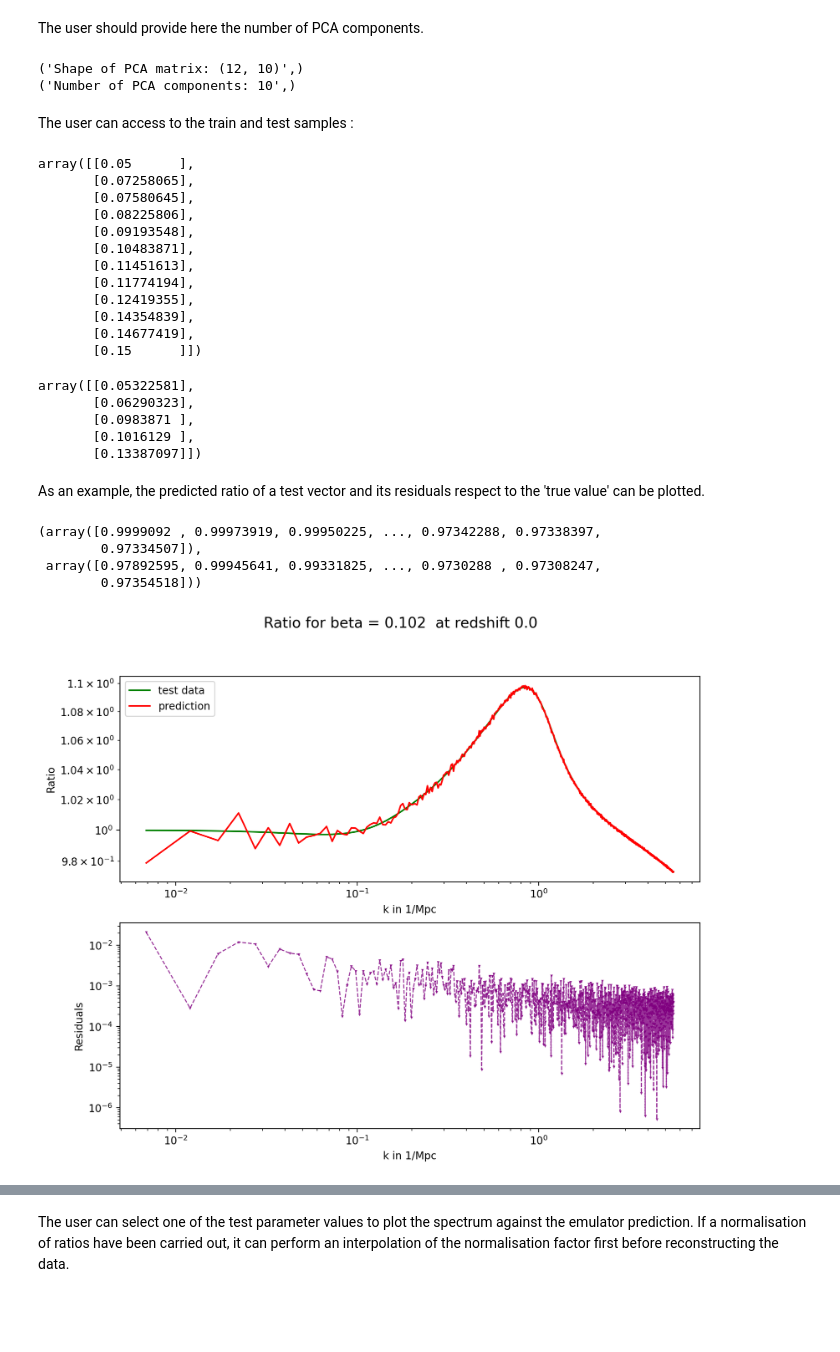
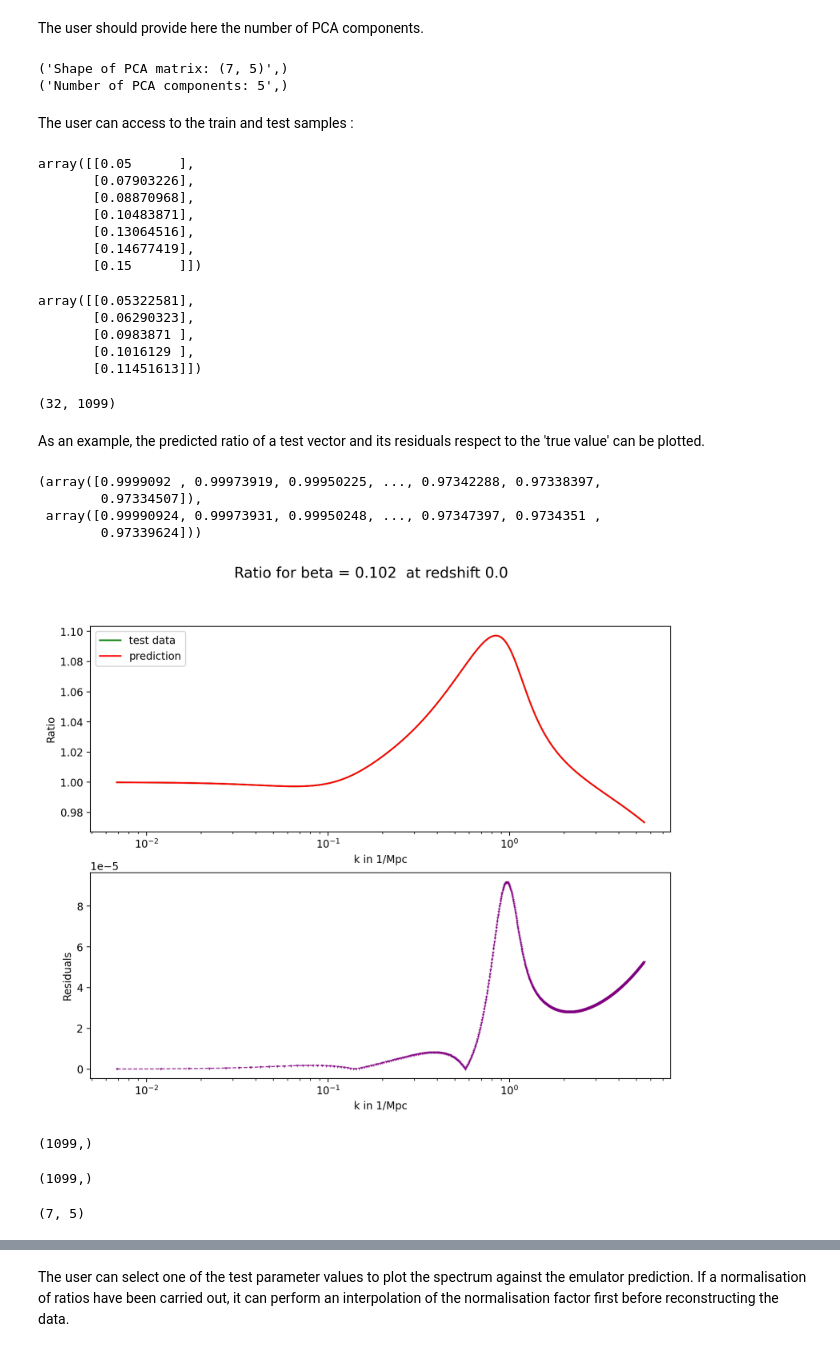
Before and after one commit to santiagocasas/looti-test-public, a Jupyter notebook: notebooks/Emulator_CoupledDE_FittingFormula.ipynb, the cells around one changed output, grey strips where cells are left out. Drawn from its saved outputs; the diff is of its cells as text; code cells hidden in the pictures; blank space fills up the shorter version.

```diff
--- a/notebooks/Emulator_CoupledDE_FittingFormula.ipynb
+++ b/notebooks/Emulator_CoupledDE_FittingFormula.ipynb
@@ -61,7 +61,7 @@ emulation_data.read_csv_pandas()
 # %% [markdown]
 ### Choose the level of noise
 # %%
-emulation_data.set_level_of_noise("noise_100")
+emulation_data.set_level_of_noise("theo")
 # %% [markdown]
 ## Calculate power spectra ratios at all redshifts available
 # %% [markdown]
@@ -140,15 +122,15 @@ The following section performs a **reduction of dimensionality with PCA** and co
 # %% [markdown]
 The user should provide here the number of PCA components.
 # %%
-npca = 10 #Number of PCA components.
+npca = 5 #Number of PCA components.
 # %%
-ratios_predicted , emulation_data = dcl.Predict_ratio(emulation_data,Operator = "PCA", ##choose the operator
+ratios_predicted , emulation_data, intp_obj = dcl.Predict_ratio(emulation_data,Operator = "PCA", ##choose the operator
                                                       ncomp=npca ,  ##number of components
-                                                      interp_type='int1d',interp_dim =1 ##kind of interpolator,e.g int1d or GP
-                                                     )
+                                                      interp_type='GP',interp_dim =1 ##kind of interpolator,e.g int1d or GP
+                                                     , return_interpolator=True)
 # %% [output]
-('Shape of PCA matrix: (12, 10)',)
-('Number of PCA components: 10',)
+('Shape of PCA matrix: (7, 5)',)
+('Number of PCA components: 5',)
 # %% [markdown]
 The user can access to the train and test samples :
 # %%
@@ -156,15 +138,10 @@ The user can access to the train and test samples :
 emulation_data.train_samples
 # %% [output]
 array([[0.05      ],
-       [0.07258065],
-       [0.07580645],
-       [0.08225806],
-       [0.09193548],
+       [0.07903226],
+       [0.08870968],
        [0.10483871],
-       [0.11451613],
-       [0.11774194],
-       [0.12419355],
-       [0.14354839],
+       [0.13064516],
        [0.14677419],
        [0.15      ]])
 # %%
@@ -175,14 +152,30 @@ array([[0.05322581],
        [0.06290323],
        [0.0983871 ],
        [0.1016129 ],
-       [0.13387097]])
+       [0.11451613]])
+# %%
+emulation_data.matrixdata.shape
+# %% [output]
+(32, 1099)
 # %% [markdown]
 As an example, the predicted ratio of a test vector and its residuals respect to the 'true value' can be plotted.
 # %%
-pm.Plot_prediction_One_parameter(emulation_data,0.101,ratios_predicted, y_scale_log=True)
+pm.Plot_prediction_One_parameter(emulation_data,0.101,ratios_predicted, y_scale_log=False)
 # %% [output]
 (array([0.9999092 , 0.99973919, 0.99950225, ..., 0.97342288, 0.97338397,
         0.97334507]),
- array([0.97892595, 0.99945641, 0.99331825, ..., 0.9730288 , 0.97308247,
-        0.97354518]))
+ array([0.99990924, 0.99973931, 0.99950248, ..., 0.97347397, 0.9734351 ,
+        0.97339624]))
-[figure, old version]
+[figure, new version]
+# %%
+emulation_data.lin_k_grid.shape
+# %% [output]
+(1099,)
+# %%
+intp_obj.dictionary[0].shape
+# %% [output]
+(1099,)
+# %%
+intp_obj.representation.shape
+# %% [output]
+(7, 5)
```
Also changed, not shown: parts of 6 cells of this notebook, 2 other files.
